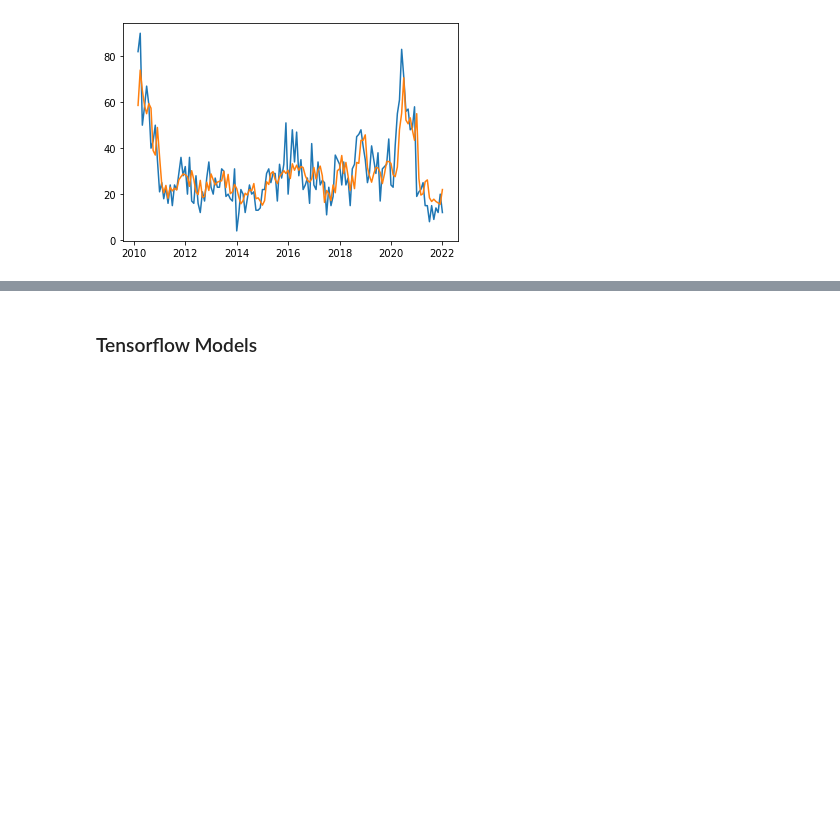
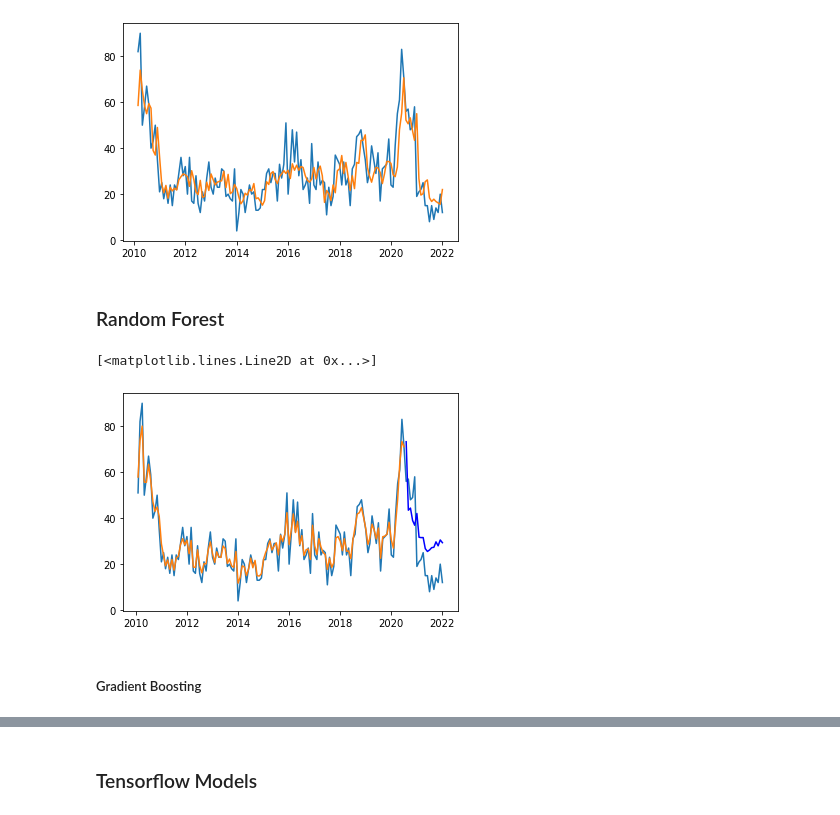
Before and after one commit to lwarner100/ISOM-455-Project, a Jupyter notebook: env.ipynb, the cells around one changed output, grey strips where cells are left out. Saved outputs shown, nothing was run; the diff lists cells and outputs as text; code cells hidden in the pictures; blank space fills up the shorter version.

```diff
--- a/env.ipynb
+++ b/env.ipynb
@@ -515,3 +516,17 @@ plt.plot(model_df.index,neighbor.predict(model_df[cols]))
 # %% [output]
 [<matplotlib.lines.Line2D at 0x...>]
 [figure]
+# %% [markdown]
+### Random Forest
+# %%
+forest = RandomForestRegressor(max_depth=15).fit(train_df[feats],train_df.default)
+# %%
+plt.plot(model_df.index,model_df.default)
+plt.plot(train_df.index,forest.predict(train_df[feats]))
+
+plt.plot(test_df.index,forest.predict(test_df[feats]),color='Blue')
+# %% [output]
+[<matplotlib.lines.Line2D at 0x...>]
+[figure, added]
+# %% [markdown]
+##### Gradient Boosting
```
Also changed, not shown: parts of 5 cells of this notebook.
